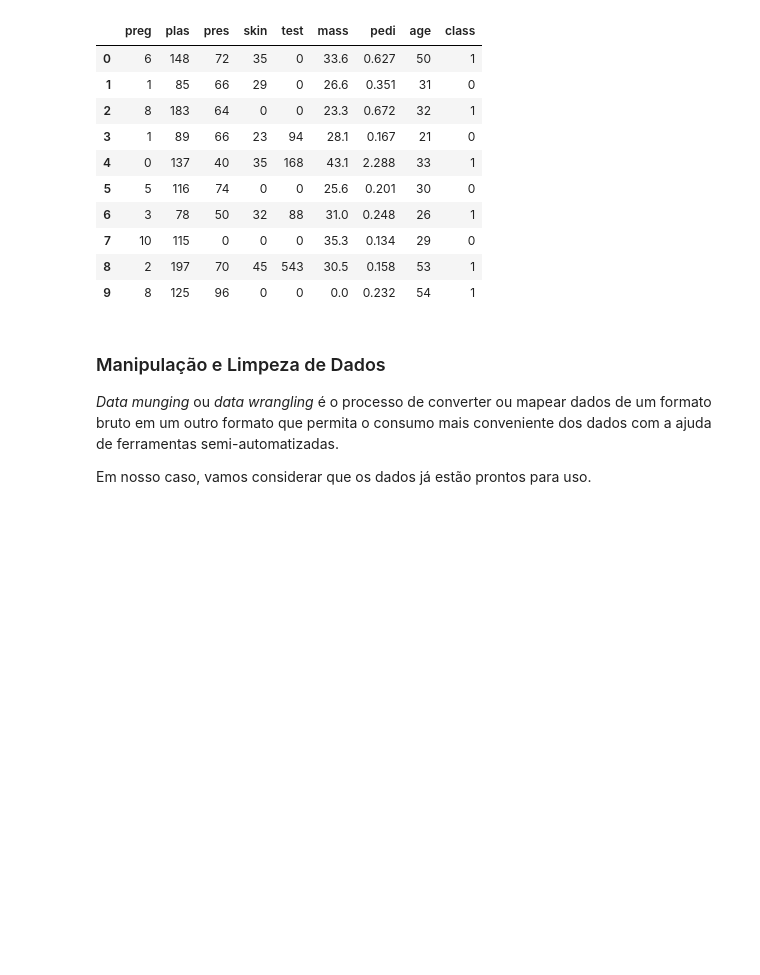
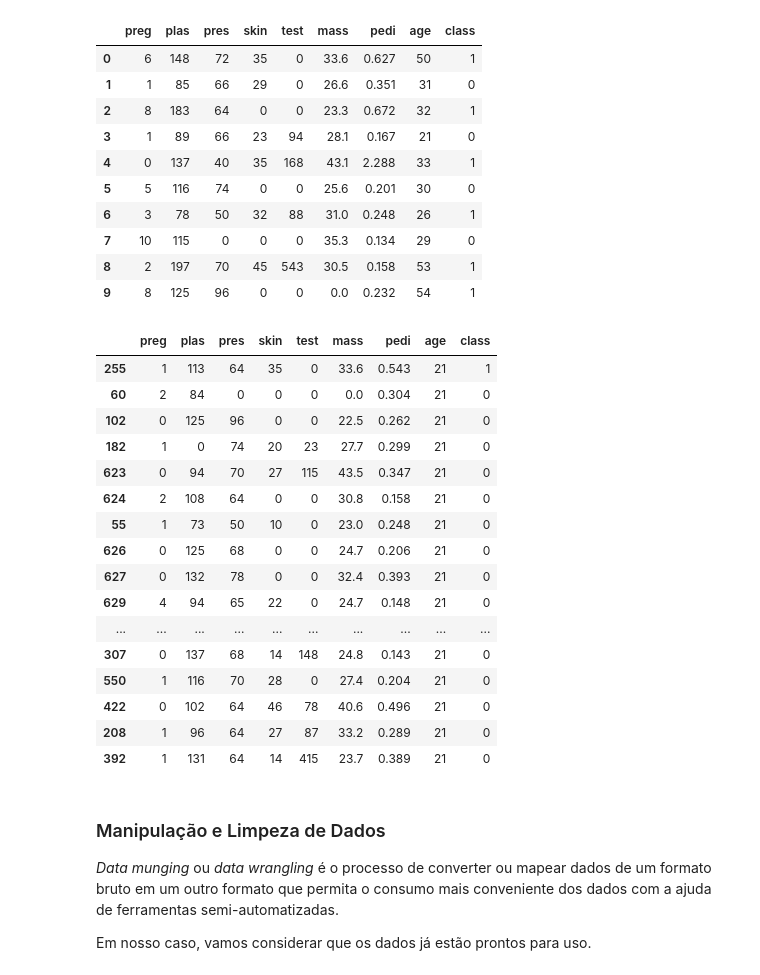
Before and after one commit to regispires/jupyter-notebooks, a Jupyter notebook: minicurso-analise_de_dados-04-analise_de_dados.ipynb, the cells around one changed output. Saved outputs shown, nothing was run; the diff lists cells and outputs as text; code cells hidden in the pictures; blank space fills up the shorter version.

```diff
--- a/minicurso-analise_de_dados-04-analise_de_dados.ipynb
+++ b/minicurso-analise_de_dados-04-analise_de_dados.ipynb
@@ -69,6 +69,26 @@ df.head(10)
 | 7 | 10 | 115 | 0 | 0 | 0 | 35.3 | 0.134 | 29 | 0 |
 | 8 | 2 | 197 | 70 | 45 | 543 | 30.5 | 0.158 | 53 | 1 |
 | 9 | 8 | 125 | 96 | 0 | 0 | 0.0 | 0.232 | 54 | 1 |
+# %%
+df[df['age'] > 20].sort_values('age').head(20)
+# %% [output]
+|  | preg | plas | pres | skin | test | mass | pedi | age | class |
+| 255 | 1 | 113 | 64 | 35 | 0 | 33.6 | 0.543 | 21 | 1 |
+| 60 | 2 | 84 | 0 | 0 | 0 | 0.0 | 0.304 | 21 | 0 |
+| 102 | 0 | 125 | 96 | 0 | 0 | 22.5 | 0.262 | 21 | 0 |
+| 182 | 1 | 0 | 74 | 20 | 23 | 27.7 | 0.299 | 21 | 0 |
+| 623 | 0 | 94 | 70 | 27 | 115 | 43.5 | 0.347 | 21 | 0 |
+| 624 | 2 | 108 | 64 | 0 | 0 | 30.8 | 0.158 | 21 | 0 |
+| 55 | 1 | 73 | 50 | 10 | 0 | 23.0 | 0.248 | 21 | 0 |
+| 626 | 0 | 125 | 68 | 0 | 0 | 24.7 | 0.206 | 21 | 0 |
+| 627 | 0 | 132 | 78 | 0 | 0 | 32.4 | 0.393 | 21 | 0 |
+| 629 | 4 | 94 | 65 | 22 | 0 | 24.7 | 0.148 | 21 | 0 |
+| ... | ... | ... | ... | ... | ... | ... | ... | ... | ... |
+| 307 | 0 | 137 | 68 | 14 | 148 | 24.8 | 0.143 | 21 | 0 |
+| 550 | 1 | 116 | 70 | 28 | 0 | 27.4 | 0.204 | 21 | 0 |
+| 422 | 0 | 102 | 64 | 46 | 78 | 40.6 | 0.496 | 21 | 0 |
+| 208 | 1 | 96 | 64 | 27 | 87 | 33.2 | 0.289 | 21 | 0 |
+| 392 | 1 | 131 | 64 | 14 | 415 | 23.7 | 0.389 | 21 | 0 |
 # %% [markdown]
 ### Manipulação e Limpeza de Dados
 
```
Also changed, not shown: 1 other file.
